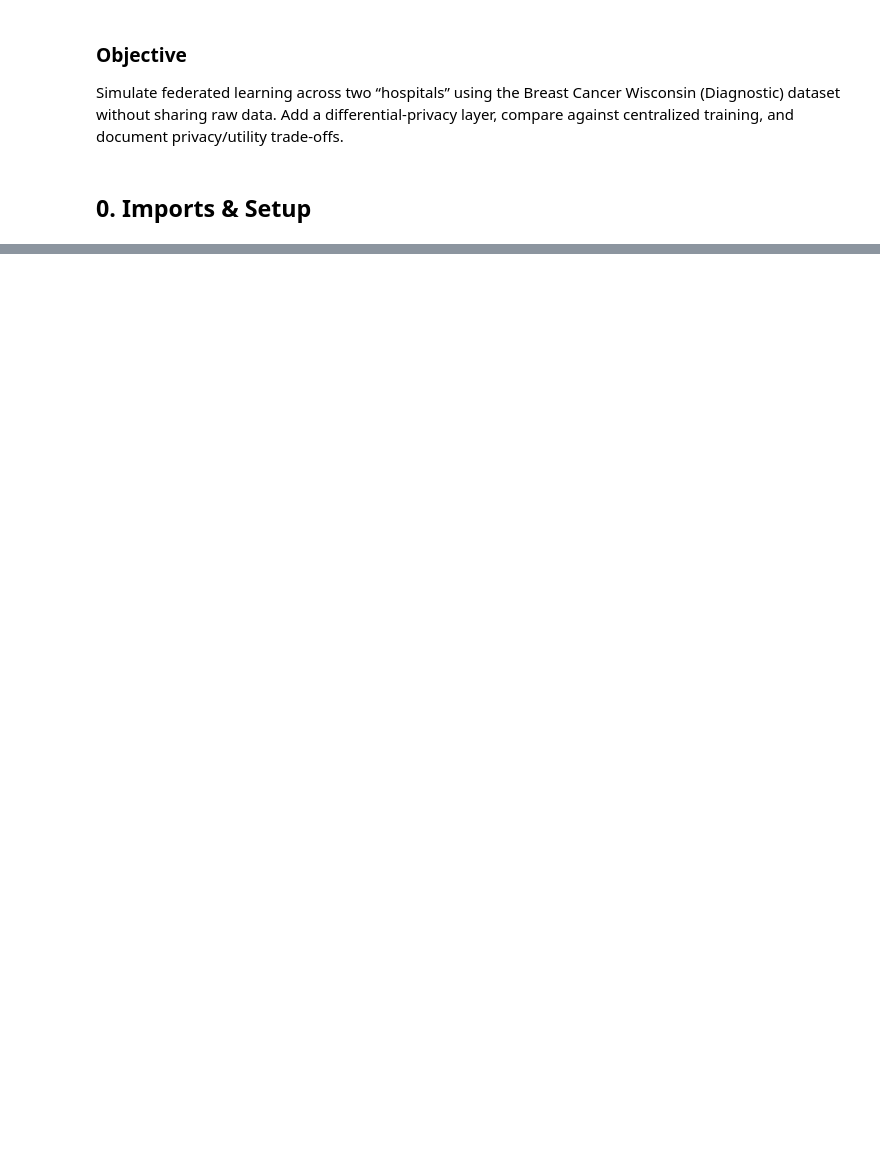
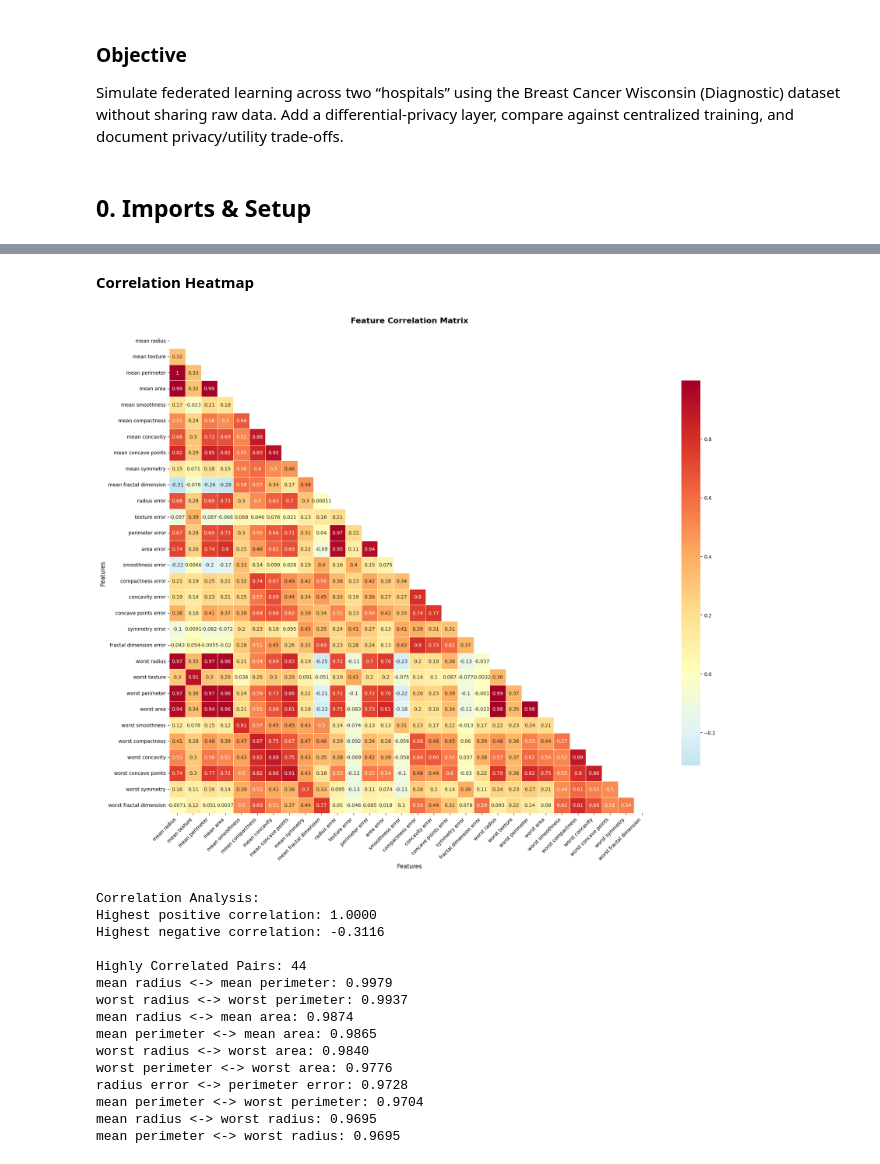
Before and after one commit to starbachi/Breast-Cancer-Wisconsin, a Jupyter notebook: notebooks/assignment4_federated_dp.ipynb, the cells around one changed output, grey strips where cells are left out. Drawn from its saved outputs; the diff is of its cells as text; code cells hidden in the pictures; blank space fills up the shorter version.

```diff
--- a/notebooks/assignment4_federated_dp.ipynb
+++ b/notebooks/assignment4_federated_dp.ipynb
@@ -57,0 +232,57 @@ Label meanings:
+# %% [markdown]
+**Correlation Heatmap**
+# %%
+# Correlation matrix
+corr_matrix = X_data.corr()
+
+# Heatmap
+fig, ax = plt.subplots(figsize=(20, 16))
+mask = np.triu(np.ones_like(corr_matrix, dtype=bool))  # Ignore upper triangle
+
+heatmap = sns.heatmap(corr_matrix, mask=mask, annot=True, cmap='RdYlBu_r', center=0,
+                      square=True, linewidths=0.5, cbar_kws={"shrink": 0.8}, ax=ax)
+
+plt.title('Feature Correlation Matrix', fontsize=16, fontweight='bold', pad=20)
+plt.xlabel('Features', fontsize=12)
+plt.ylabel('Features', fontsize=12)
+plt.xticks(rotation=45, ha='right')
+plt.yticks(rotation=0)
+plt.tight_layout()
+plt.show()
+
+# Save the plot
+save_plot(fig, config['plots']['eda']['correlation_heatmap'])
+
+# Print some correlation insights
+print("Correlation Analysis:")
+print(f"Highest positive correlation: {corr_matrix.max().max():.4f}")
+print(f"Highest negative correlation: {corr_matrix.min().min():.4f}")
+
+# Find high correlation pairs (exclude self-correlation)
+high_corr_pairs = []
+for i in range(len(corr_matrix.columns)):
+    for j in range(i+1, len(corr_matrix.columns)):
+        corr_val = corr_matrix.iloc[i, j]
+        if abs(corr_val) > 0.8:  # High correlation threshold #type: ignore
+            high_corr_pairs.append((corr_matrix.columns[i], corr_matrix.columns[j], corr_val))
+
+print(f"\nHighly Correlated Pairs: {len(high_corr_pairs)}")
+for feat1, feat2, corr_val in sorted(high_corr_pairs, key=lambda x: abs(x[2]), reverse=True)[:10]:
+    print(f"{feat1} <-> {feat2}: {corr_val:.4f}")
+# %% [output]
+[figure, added]
+Correlation Analysis:
+Highest positive correlation: 1.0000
+Highest negative correlation: -0.3116
+
+Highly Correlated Pairs: 44
+mean radius <-> mean perimeter: 0.9979
+worst radius <-> worst perimeter: 0.9937
+mean radius <-> mean area: 0.9874
+mean perimeter <-> mean area: 0.9865
+worst radius <-> worst area: 0.9840
+worst perimeter <-> worst area: 0.9776
+radius error <-> perimeter error: 0.9728
+mean perimeter <-> worst perimeter: 0.9704
+mean radius <-> worst radius: 0.9695
+mean perimeter <-> worst radius: 0.9695
```
Also changed, not shown: parts of 17 cells of this notebook, 3 other files.
